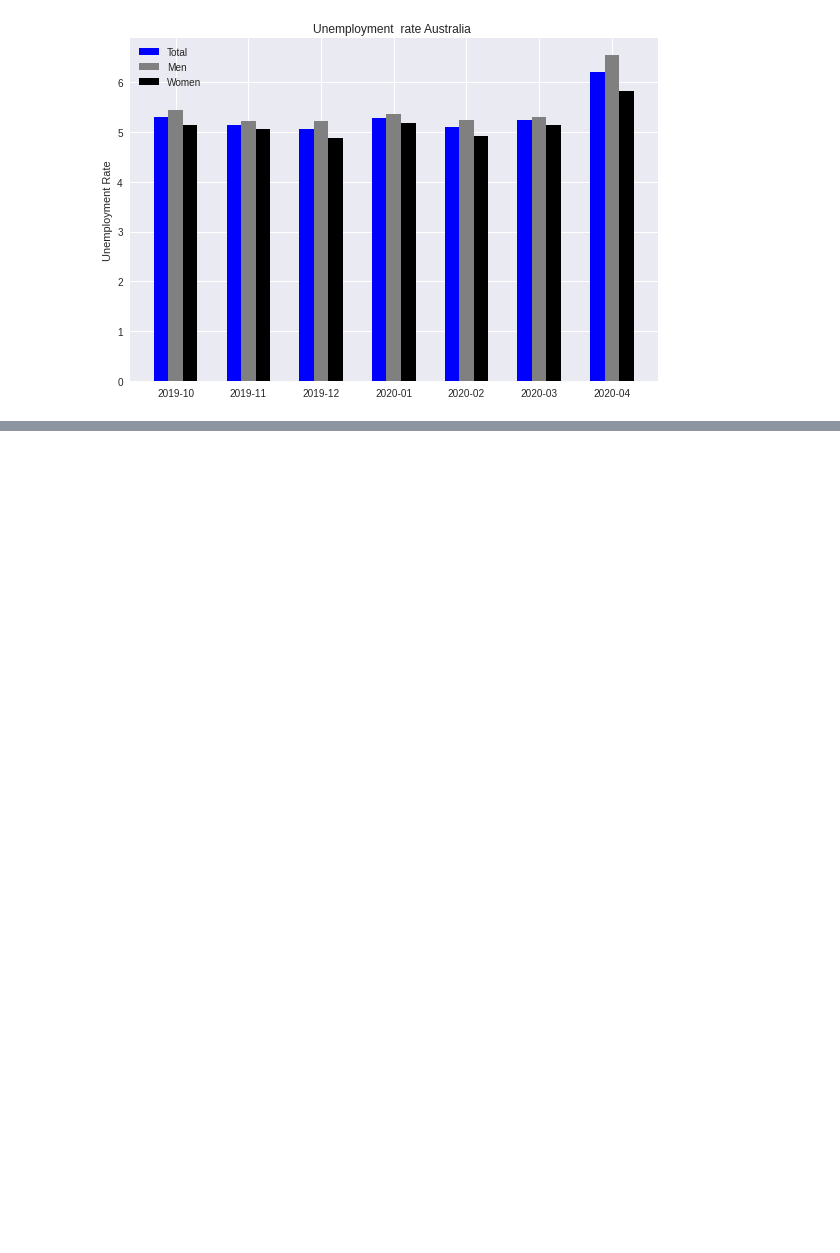
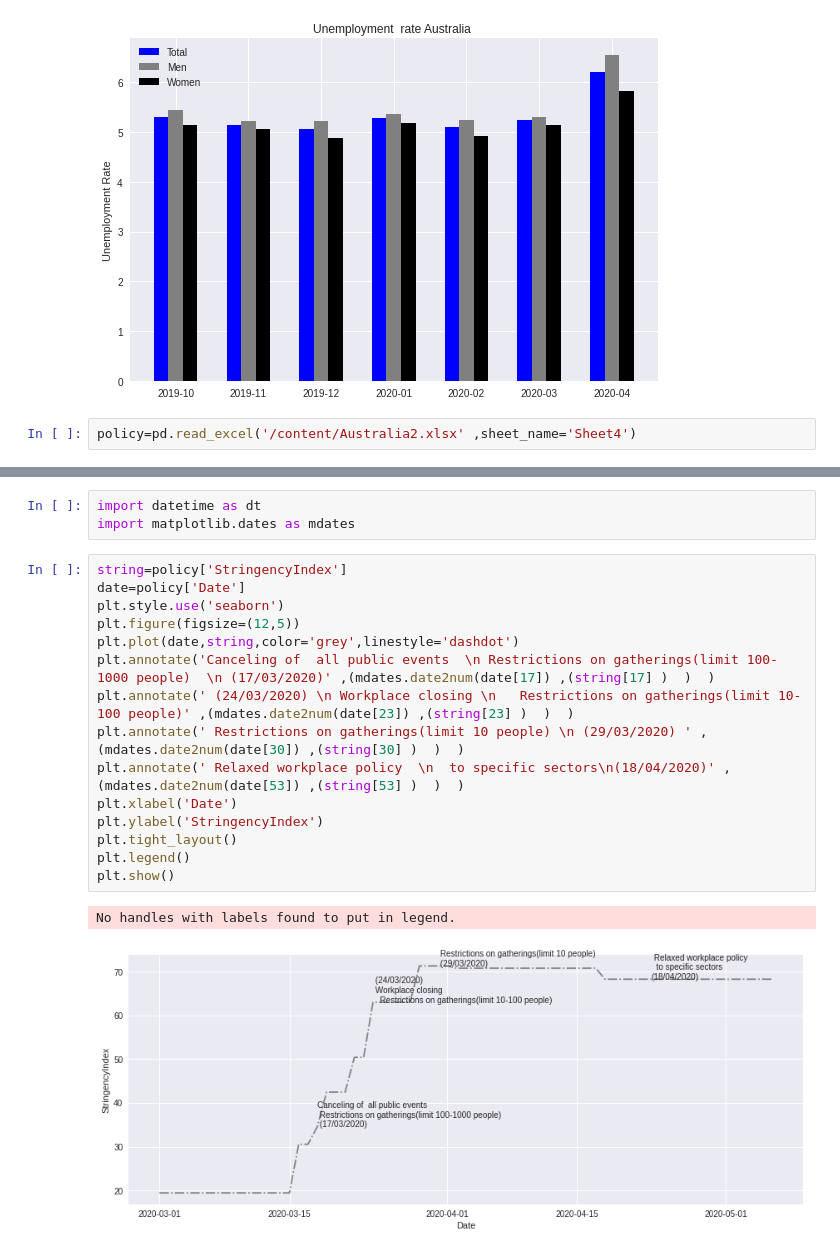
Before and after one commit to Gail529/Machine-Learning-, a Jupyter notebook: Untitled11.ipynb, the cells around one changed output, grey strips where cells are left out. Cells and saved outputs as stored; diff of their text form; blank space fills up the shorter version.

```diff
--- a/Untitled11.ipynb
+++ b/Untitled11.ipynb
@@ -127,3 +129,5 @@ fig.tight_layout()
 plt.show()
 # %% [output]
 [figure]
+# %%
+policy=pd.read_excel('/content/Australia2.xlsx' ,sheet_name='Sheet4')
@@ -129,0 +143,21 @@ plt.show()
+# %%
+import datetime as dt
+import matplotlib.dates as mdates
+# %%
+string=policy['StringencyIndex']
+date=policy['Date']
+plt.style.use('seaborn')
+plt.figure(figsize=(12,5))
+plt.plot(date,string,color='grey',linestyle='dashdot')
+plt.annotate('Canceling of  all public events  \n Restrictions on gatherings(limit 100-1000 people)  \n (17/03/2020)' ,(mdates.date2num(date[17]) ,(string[17] )  )  )
+plt.annotate(' (24/03/2020) \n Workplace closing \n   Restrictions on gatherings(limit 10-100 people)' ,(mdates.date2num(date[23]) ,(string[23] )  )  )
+plt.annotate(' Restrictions on gatherings(limit 10 people) \n (29/03/2020) ' ,(mdates.date2num(date[30]) ,(string[30] )  )  )
+plt.annotate(' Relaxed workplace policy  \n  to specific sectors\n(18/04/2020)' ,(mdates.date2num(date[53]) ,(string[53] )  )  )
+plt.xlabel('Date')
+plt.ylabel('StringencyIndex')
+plt.tight_layout()
+plt.legend()
+plt.show()
+# %% [output]
+No handles with labels found to put in legend.
+[figure, added]
```
Also changed, not shown: parts of 4 cells of this notebook.
